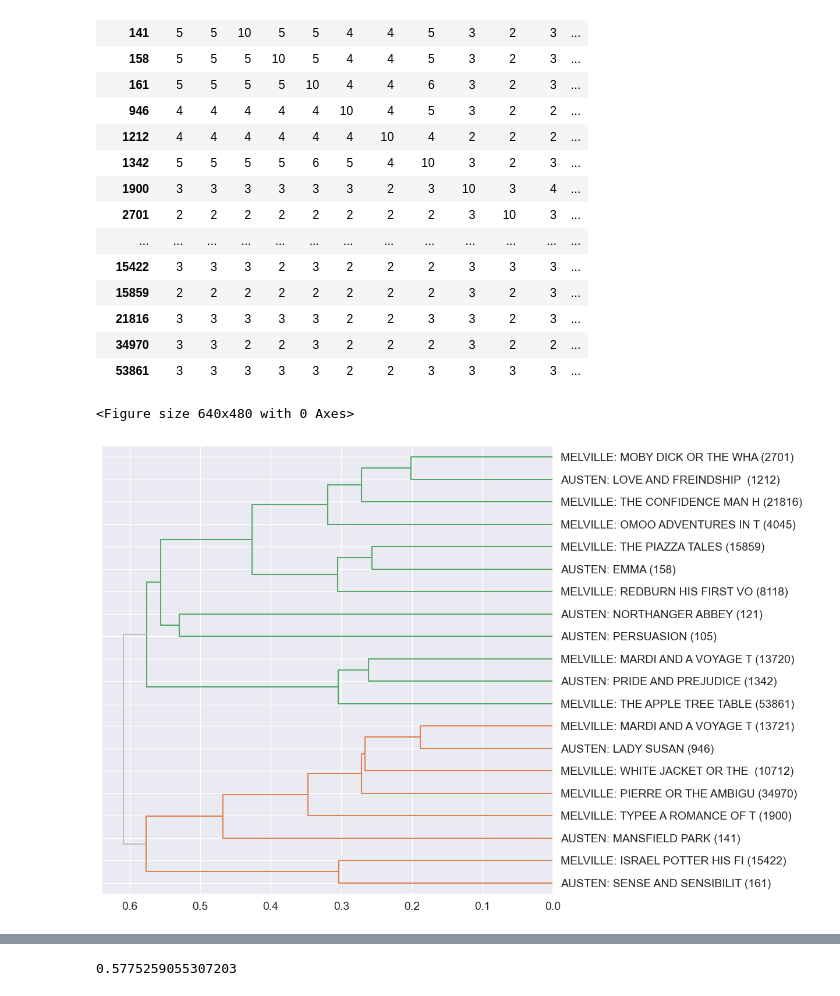
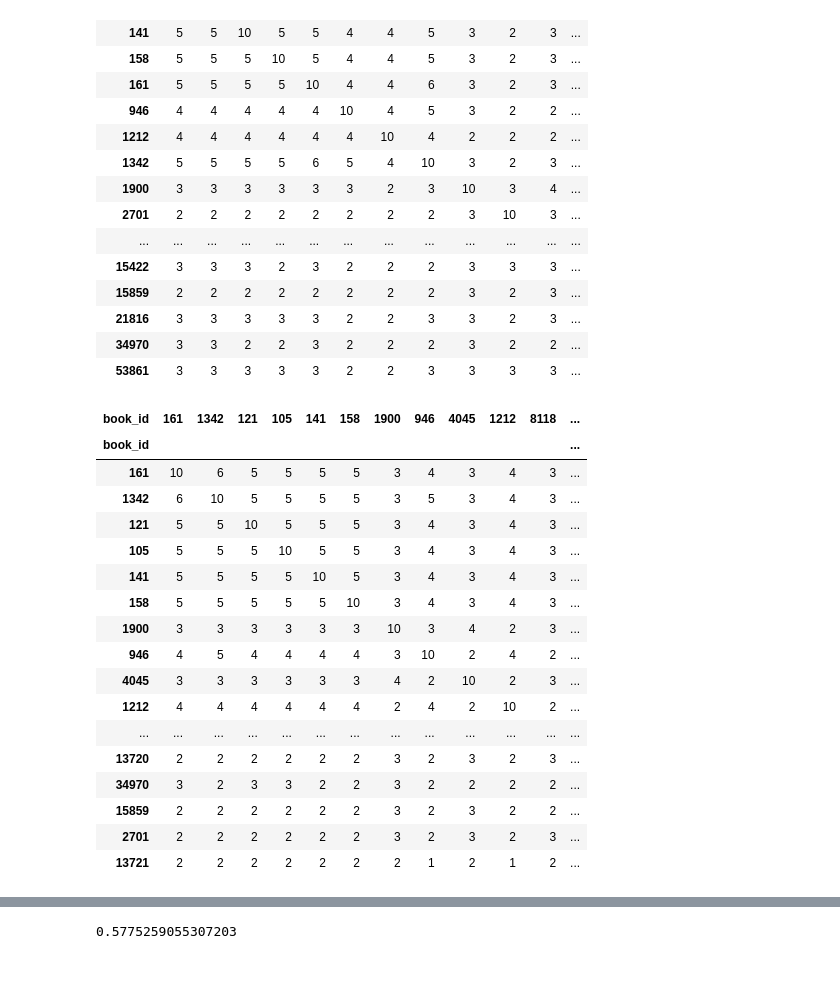
Before and after one commit to ontoligent/DS5001-2023-01-R, a Jupyter notebook: lessons/M06_CusteringSimilarity/M06_01_SimilarityMeasures.ipynb, the cells around one changed output, grey strips where cells are left out. Cells and saved outputs as stored; diff of their text form; code cells hidden in the pictures; blank space fills up the shorter version.

```diff
--- a/lessons/M06_CusteringSimilarity/M06_01_SimilarityMeasures.ipynb
+++ b/lessons/M06_CusteringSimilarity/M06_01_SimilarityMeasures.ipynb
@@ -361,5 +374,23 @@ CORR = CORR.query('doc_a < doc_b')
-# %%
-hca(CORR[corr_type], color_thresh=.6);
-# %% [output]
-<Figure size 640x480 with 0 Axes>
-[figure, removed]
+# %%
+SORT = CORR_MATRIX.sum().sort_values(ascending=False).index
+# %%
+(CORR_MATRIX.loc[SORT, SORT] * 10).astype('int').style.background_gradient(cmap='YlGnBu', axis=None)
+# %% [output]
+| book_id | 161 | 1342 | 121 | 105 | 141 | 158 | 1900 | 946 | 4045 | 1212 | 8118 | ... |
+| book_id |  |  |  |  |  |  |  |  |  |  |  | ... |
+| 161 | 10 | 6 | 5 | 5 | 5 | 5 | 3 | 4 | 3 | 4 | 3 | ... |
+| 1342 | 6 | 10 | 5 | 5 | 5 | 5 | 3 | 5 | 3 | 4 | 3 | ... |
+| 121 | 5 | 5 | 10 | 5 | 5 | 5 | 3 | 4 | 3 | 4 | 3 | ... |
+| 105 | 5 | 5 | 5 | 10 | 5 | 5 | 3 | 4 | 3 | 4 | 3 | ... |
+| 141 | 5 | 5 | 5 | 5 | 10 | 5 | 3 | 4 | 3 | 4 | 3 | ... |
+| 158 | 5 | 5 | 5 | 5 | 5 | 10 | 3 | 4 | 3 | 4 | 3 | ... |
+| 1900 | 3 | 3 | 3 | 3 | 3 | 3 | 10 | 3 | 4 | 2 | 3 | ... |
+| 946 | 4 | 5 | 4 | 4 | 4 | 4 | 3 | 10 | 2 | 4 | 2 | ... |
+| 4045 | 3 | 3 | 3 | 3 | 3 | 3 | 4 | 2 | 10 | 2 | 3 | ... |
+| 1212 | 4 | 4 | 4 | 4 | 4 | 4 | 2 | 4 | 2 | 10 | 2 | ... |
+| ... | ... | ... | ... | ... | ... | ... | ... | ... | ... | ... | ... | ... |
+| 13720 | 2 | 2 | 2 | 2 | 2 | 2 | 3 | 2 | 3 | 2 | 3 | ... |
+| 34970 | 3 | 2 | 3 | 3 | 2 | 2 | 3 | 2 | 2 | 2 | 2 | ... |
+| 15859 | 2 | 2 | 2 | 2 | 2 | 2 | 3 | 2 | 3 | 2 | 2 | ... |
+| 2701 | 2 | 2 | 2 | 2 | 2 | 2 | 3 | 2 | 3 | 2 | 3 | ... |
+| 13721 | 2 | 2 | 2 | 2 | 2 | 2 | 2 | 1 | 2 | 1 | 2 | ... |
```
Also changed, not shown: parts of 29 cells of this notebook.
